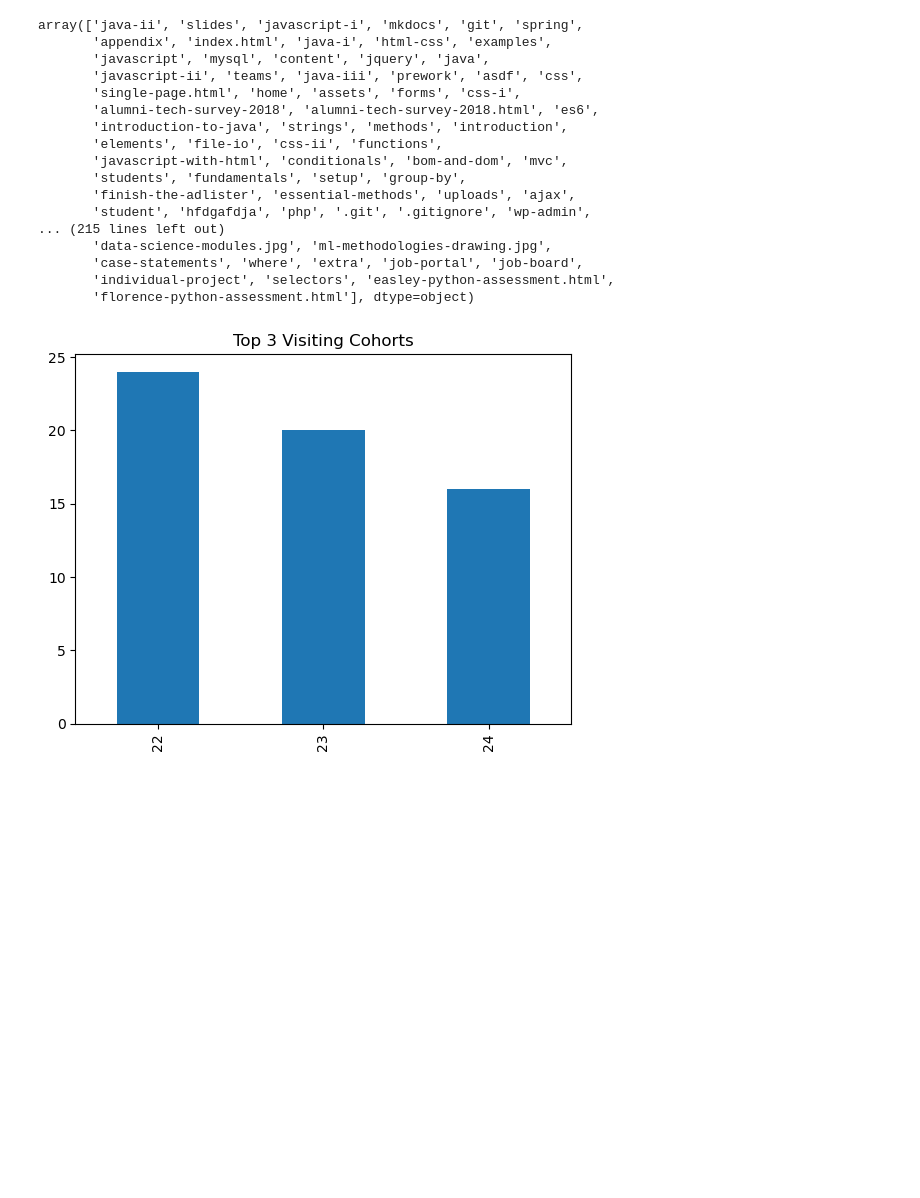
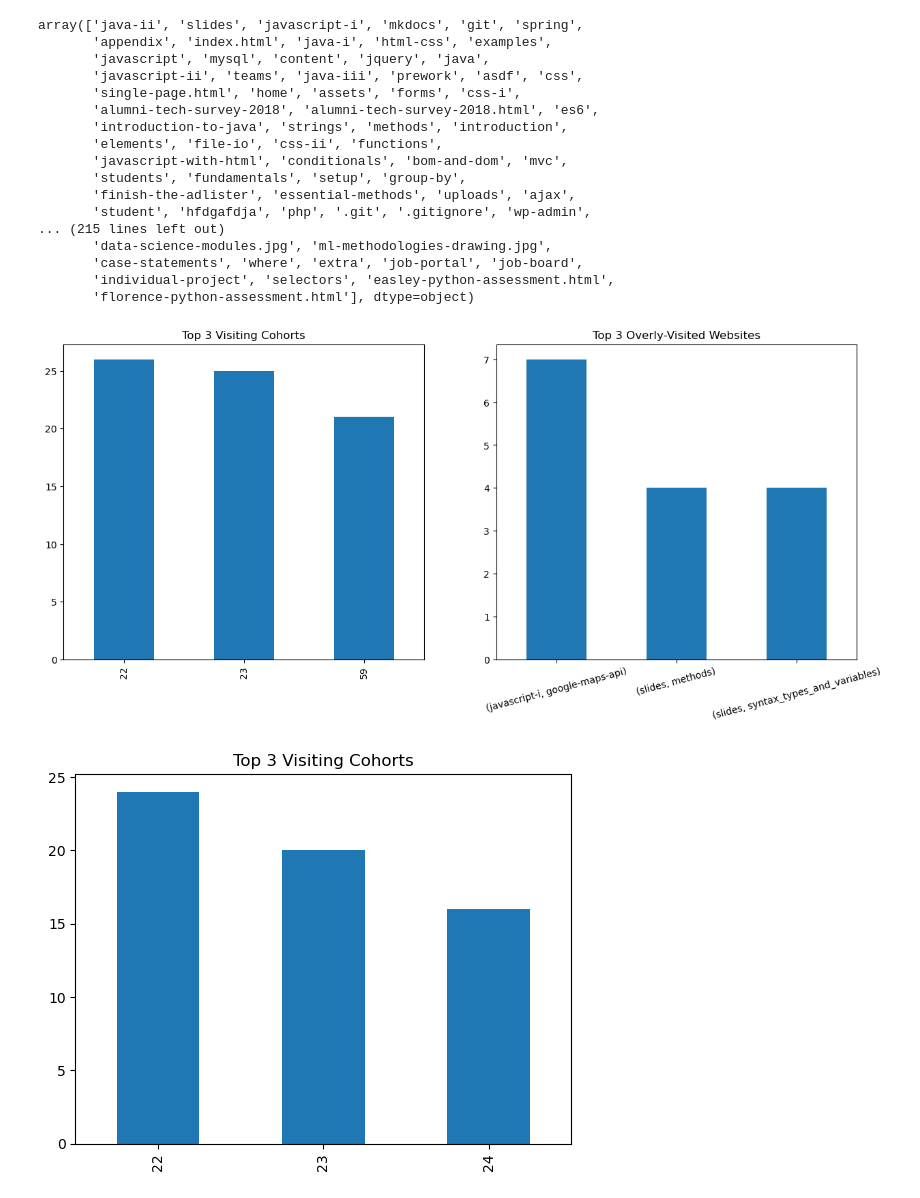
Before and after one commit to duck-detectives/anomaly-project, a Jupyter notebook: explore_wilson.ipynb, the cells around one changed output. Drawn from its saved outputs; the diff is of its cells as text; code cells hidden in the pictures; blank space fills up the shorter version.

```diff
--- a/explore_wilson.ipynb
+++ b/explore_wilson.ipynb
@@ -477,6 +573,23 @@ array(['java-ii', 'slides', 'javascript-i', 'mkdocs', 'git', 'spring',
        'case-statements', 'where', 'extra', 'job-portal', 'job-board',
        'individual-project', 'selectors', 'easley-python-assessment.html',
        'florence-python-assessment.html'], dtype=object)
+# %%
+def zealous_cohorts_viz(visits):
+    plt.figure(figsize=(15,6))
+
+    plt.subplot(1,2,1)
+    visits[visits.num_visits > visits.upper_fence].cohort_id.value_counts().head(3).plot.bar()
+    plt.title('Top 3 Visiting Cohorts')
+
+    plt.subplot(1,2,2)
+    visits[visits.num_visits > visits.upper_fence].index.value_counts().head(3).plot.bar()
+    plt.title('Top 3 Overly-Visited Websites')
+    plt.xticks(rotation=15)
+    plt.show()
+# %%
+zealous_cohorts_viz(visits)
+# %% [output]
+[figure, added]
 # %%
 visits[visits.num_visits > visits.upper_fence_5].cohort_id.value_counts().head(3).plot.bar()
 plt.title('Top 3 Visiting Cohorts');
```
Also changed, not shown: parts of 19 cells of this notebook, 1 other file.
